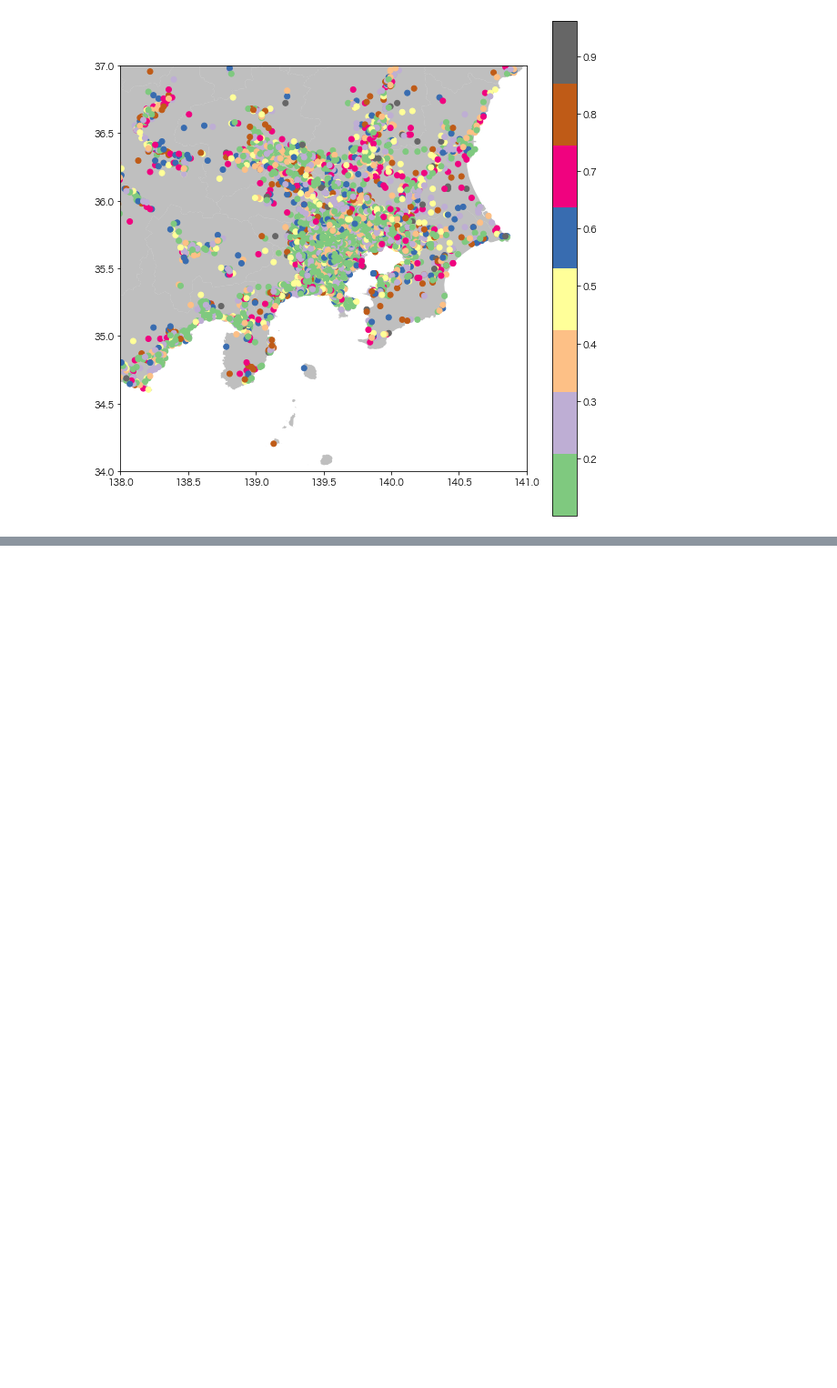
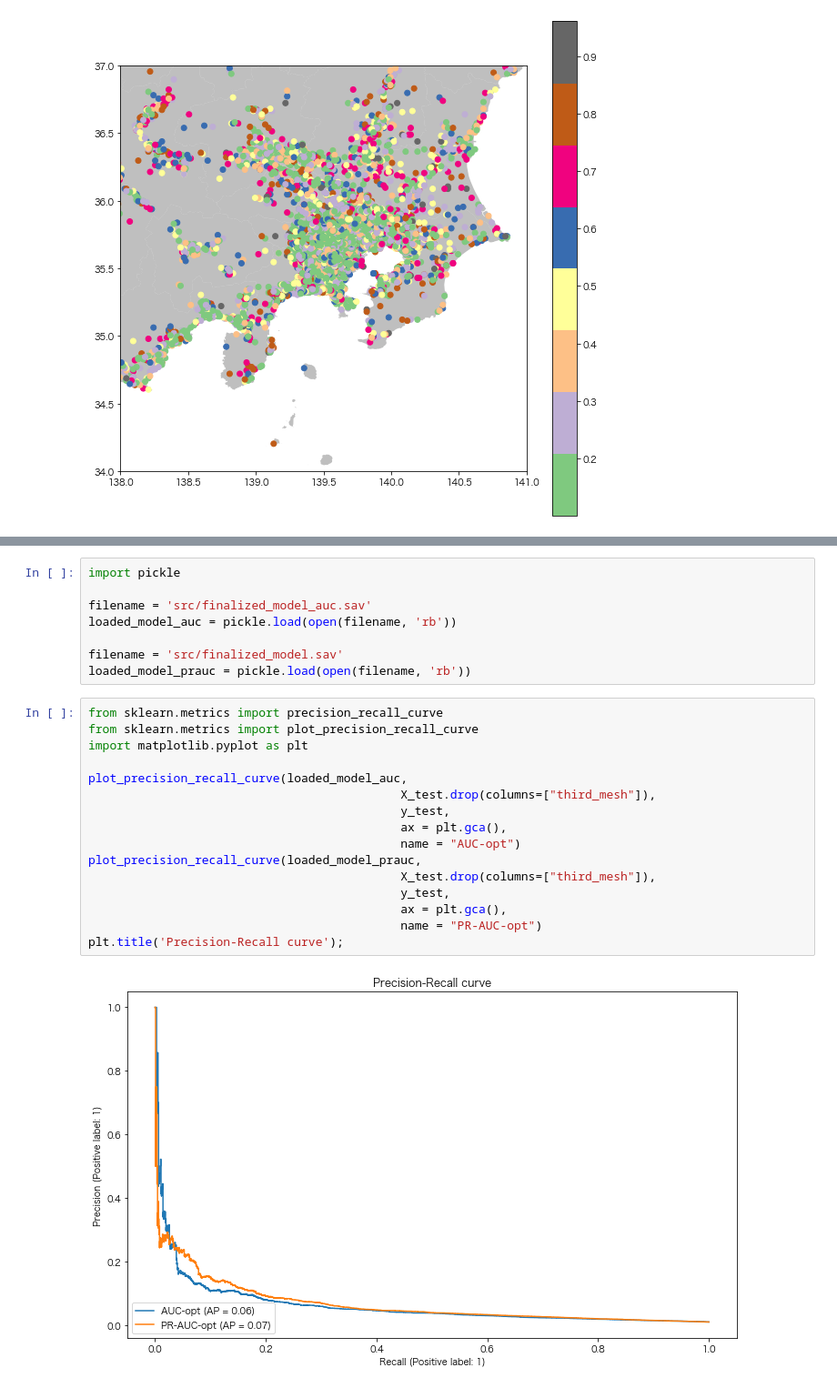
Before and after one commit to KamonohashiPerry/traffic_accident_analysis, a Jupyter notebook: Traffic_Accident_Analysis.ipynb, the cells around one changed output, grey strips where cells are left out. Shown at 91% size. Saved outputs shown, nothing was run; the diff lists cells and outputs as text; blank space fills up the shorter version.

```diff
--- a/Traffic_Accident_Analysis.ipynb
+++ b/Traffic_Accident_Analysis.ipynb
@@ -2165,0 +2328,26 @@ plt.ylim([34,37]);
+# %%
+import pickle
+
+filename = 'src/finalized_model_auc.sav'
+loaded_model_auc = pickle.load(open(filename, 'rb'))
+
+filename = 'src/finalized_model.sav'
+loaded_model_prauc = pickle.load(open(filename, 'rb'))
+# %%
+from sklearn.metrics import precision_recall_curve
+from sklearn.metrics import plot_precision_recall_curve
+import matplotlib.pyplot as plt
+
+plot_precision_recall_curve(loaded_model_auc,
+                                            X_test.drop(columns=["third_mesh"]),
+                                            y_test,
+                                            ax = plt.gca(),
+                                            name = "AUC-opt")
+plot_precision_recall_curve(loaded_model_prauc,
+                                            X_test.drop(columns=["third_mesh"]),
+                                            y_test,
+                                            ax = plt.gca(),
+                                            name = "PR-AUC-opt")
+plt.title('Precision-Recall curve');
+# %% [output]
+[figure, added]
```
Also changed, not shown: parts of 22 cells of this notebook, 2 other files.
